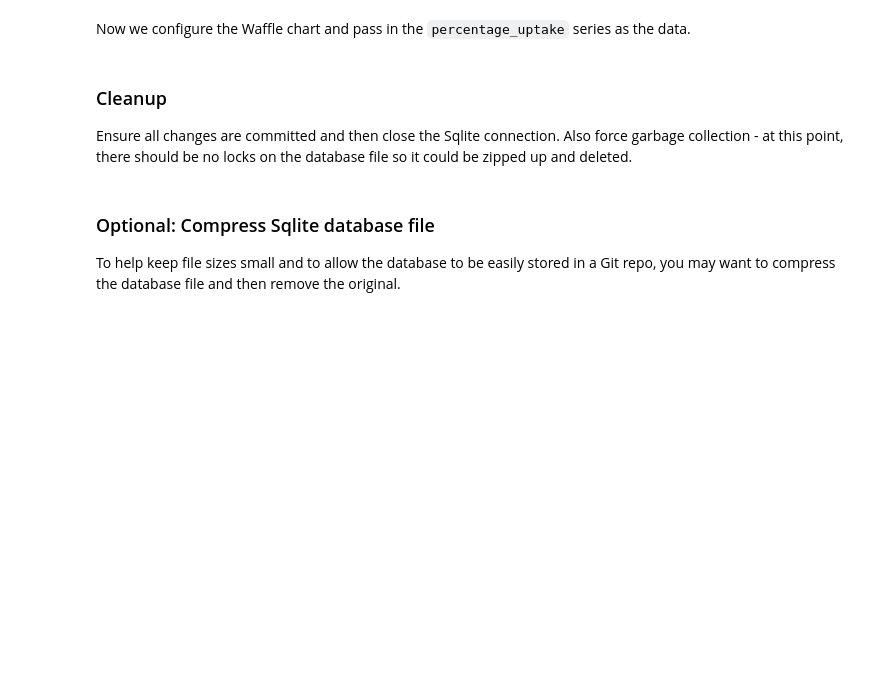
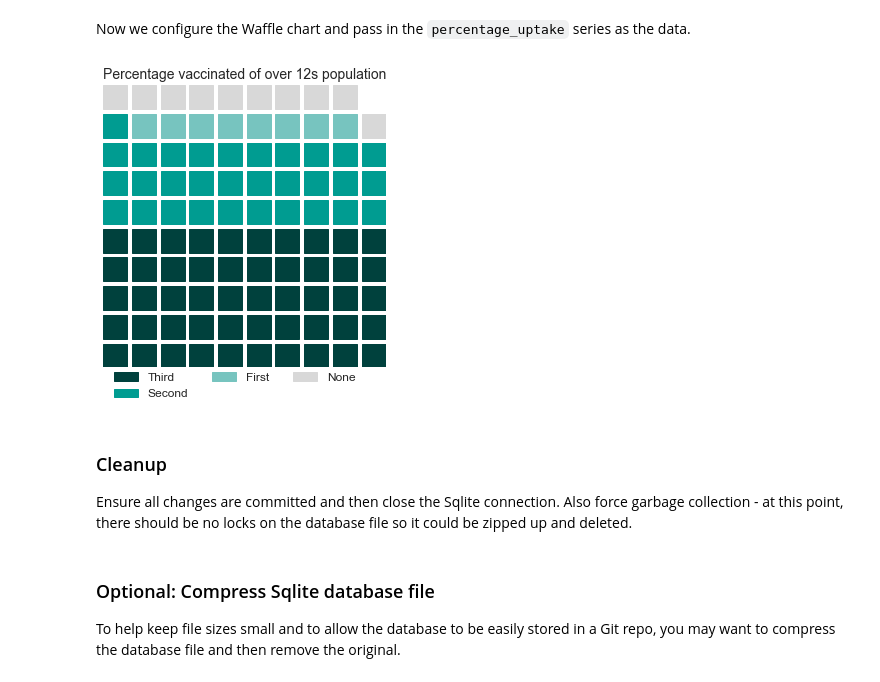
Before and after one commit to happyadam73/c19-notebooks, a Jupyter notebook: COVID 19 Data Viz using Sqlite - Part 3 - Visualise the Data.ipynb, the cells around one changed output. Saved outputs shown, nothing was run; the diff lists cells and outputs as text; code cells hidden in the pictures; blank space fills up the shorter version.

```diff
--- a/COVID 19 Data Viz using Sqlite - Part 3 - Visualise the Data.ipynb
+++ b/COVID 19 Data Viz using Sqlite - Part 3 - Visualise the Data.ipynb
@@ -591,17 +631,19 @@
 # %%
 import warnings
 warnings.filterwarnings("ignore")
 
 fig = plt.figure(
     FigureClass=Waffle,
     rows=10, columns=10, vertical=True, rounding_rule='nearest',
     values=df["percentage_uptake"],
-    title={'label': 'Percentage vaccinated of adult population','loc': 'left','fontdict': {'fontsize': 14}},
+    title={'label': 'Percentage vaccinated of over 12s population','loc': 'left','fontdict': {'fontsize': 14}},
     legend={'labels': ["Third","Second","First","None"],'loc': 'lower left','bbox_to_anchor': (0, -0.15),'ncol': 3,'framealpha': 0,'fontsize': 12},
     colors=["#00413D","#009C91", "#77C4BF", "#D8D8D8"],
     figsize=(10, 5)
 )
 fig.show()
+# %% [output]
+[figure, added]
 # %% [markdown]
 ### Cleanup
 
```
Also changed, not shown: parts of 17 cells of this notebook, 2 other files.
